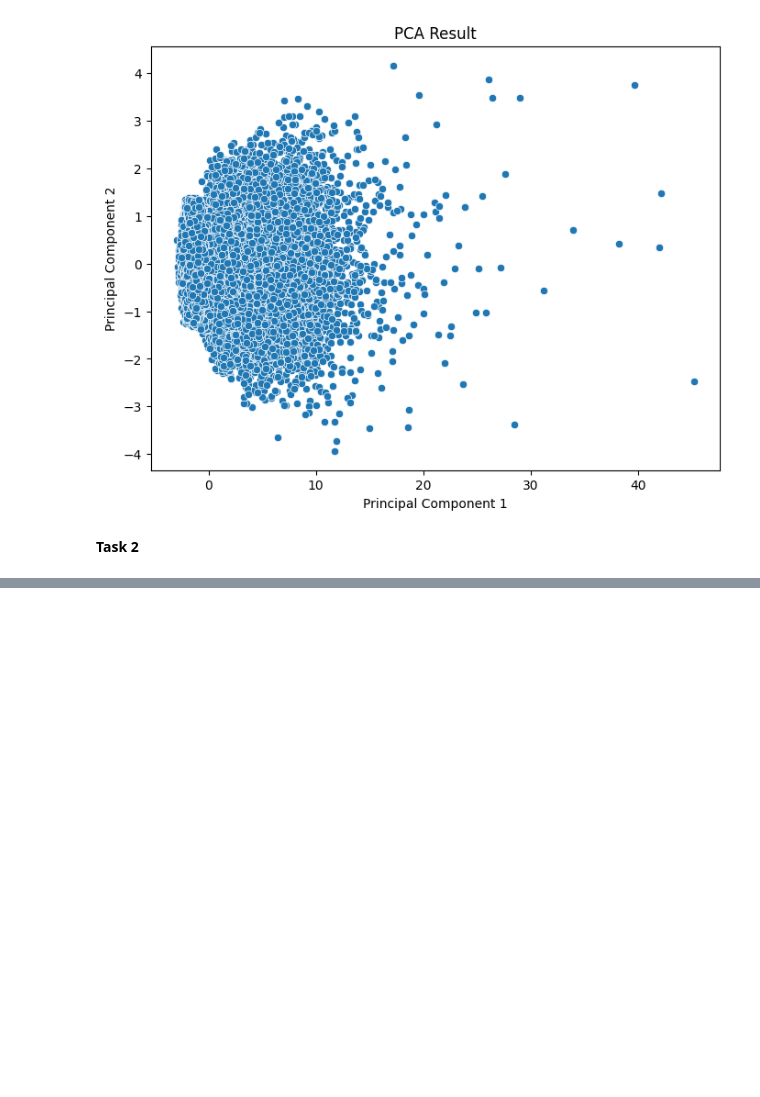
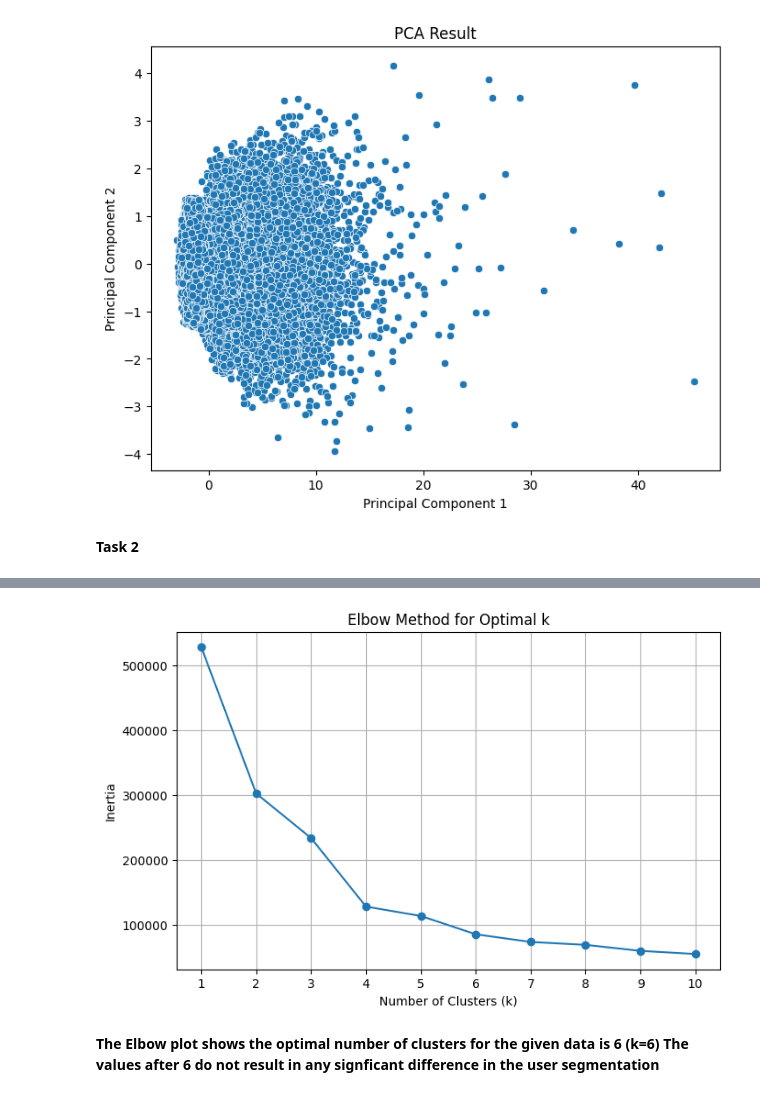
Before and after one commit to wastb/KIAM-Week-2, a Jupyter notebook: notebooks/main.ipynb, the cells around one changed output, grey strips where cells are left out. Drawn from its saved outputs; the diff is of its cells as text; code cells hidden in the pictures; blank space fills up the shorter version.

```diff
--- a/notebooks/main.ipynb
+++ b/notebooks/main.ipynb
@@ -453,4 +414,0 @@ from sklearn.cluster import KMeans
-# %%
-# Normalize Metrics
-scaler = StandardScaler()
-metrics_scaled = scaler.fit_transform(metrics)
@@ -457 +526,25 @@ metrics_scaled = scaler.fit_transform(metrics)
+# %%
+# Optimal Number of Clusters using Elbow Method
+inertia = []
+for k in range(1, 11):
+    # Normalize
+    scaler = StandardScaler()
+    metrics_scaled = scaler.fit_transform(df_engagement_metrics)
+    #Kmeans
+    kmeans = KMeans(n_clusters=k, random_state=0)
+    kmeans.fit(metrics_scaled)
+    inertia.append(kmeans.inertia_)
+
+plt.figure(figsize=(8, 5))
+plt.plot(range(1, 11), inertia, marker='o')
+plt.title('Elbow Method for Optimal k')
+plt.xlabel('Number of Clusters (k)')
+plt.ylabel('Inertia')
+plt.xticks(range(1, 11))
+plt.grid(True)
+# %% [output]
+[figure, added]
+# %% [markdown]
+**The Elbow plot shows the optimal number of clusters for the given data is 6 (k=6)
+The values after 6 do not result in any signficant difference in the user segmentation**
 # %%
```
Also changed, not shown: parts of 24 cells of this notebook, 1 other file.
